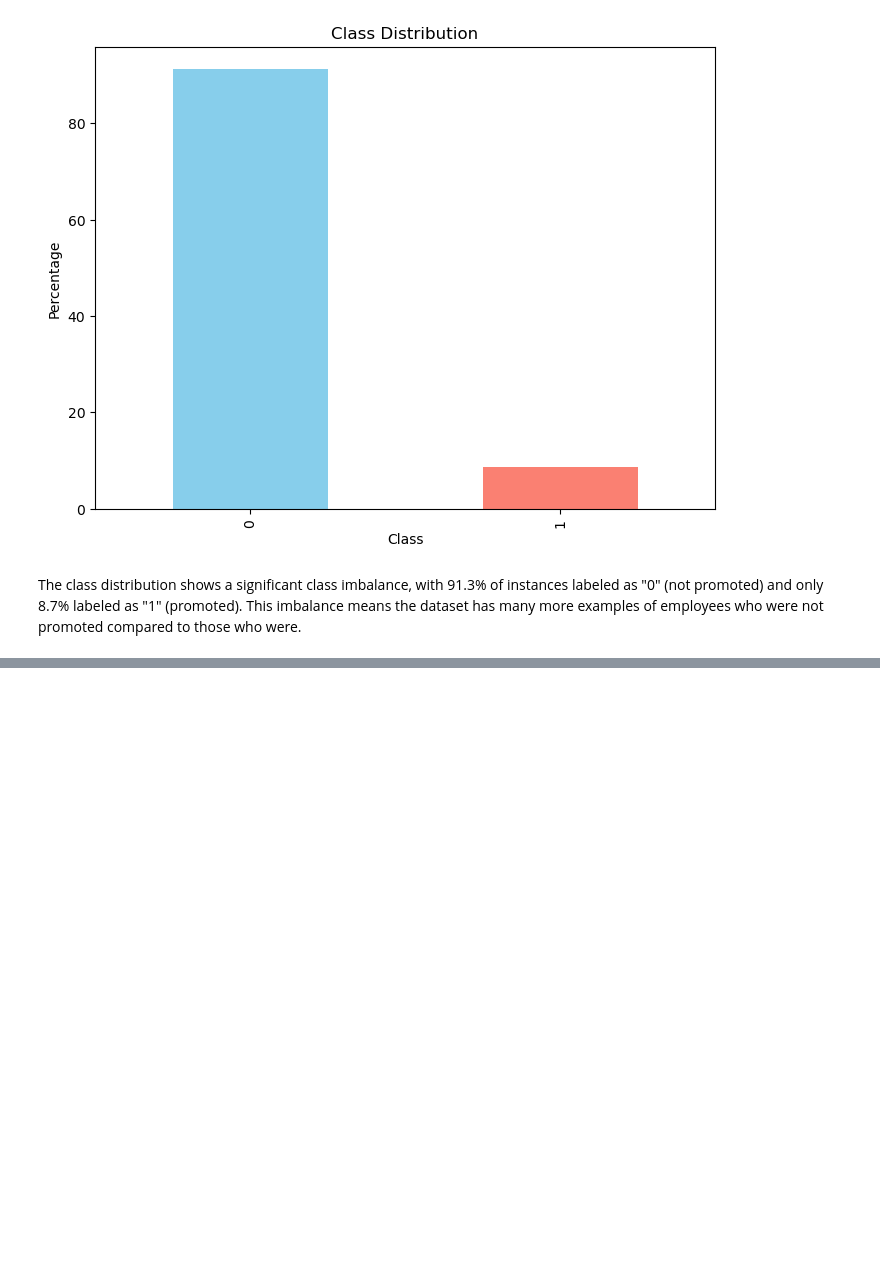
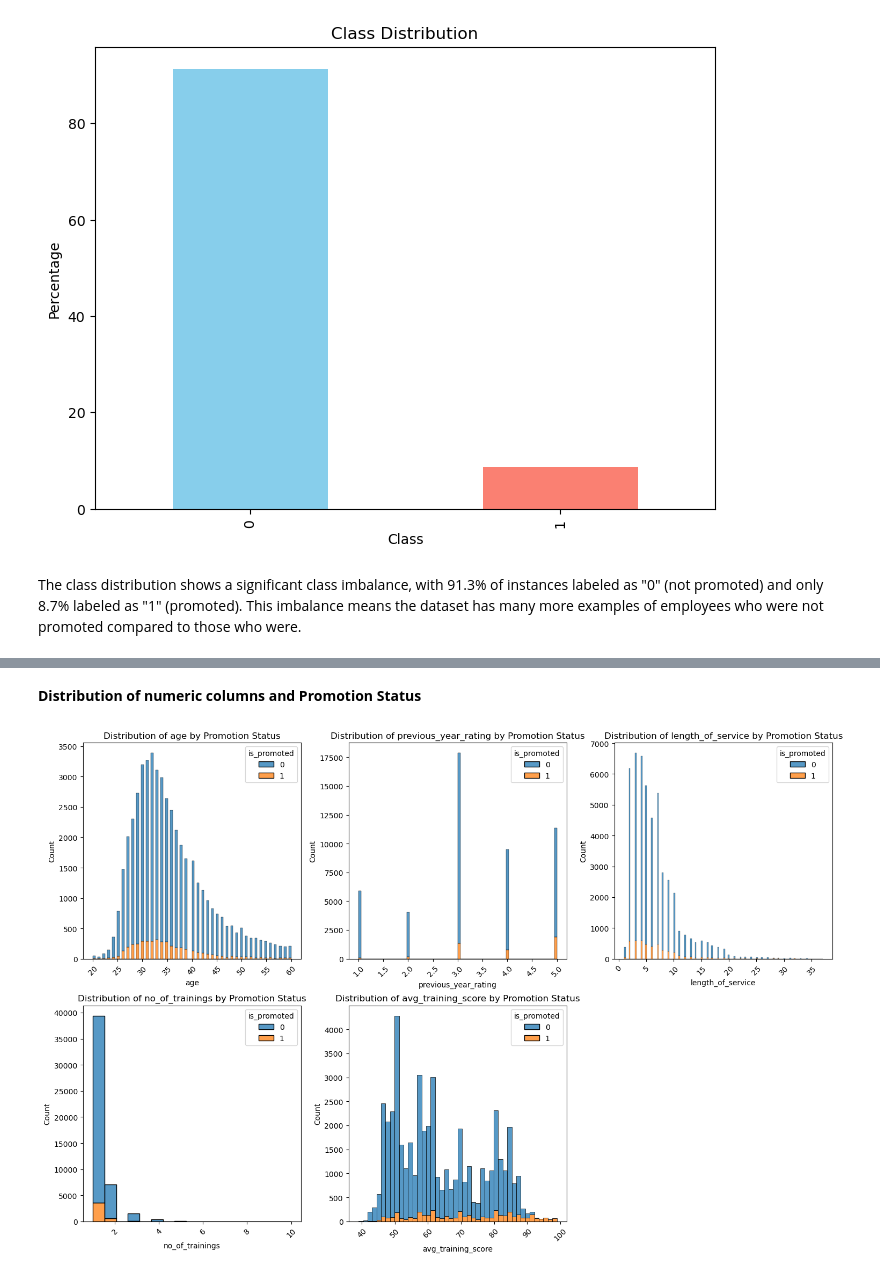
Before and after one commit to bedankibunja/HR-ANALYTICS-Predicting-Employee-Promotions, a Jupyter notebook: Notebook.ipynb, the cells around one changed output, grey strips where cells are left out. Cells and saved outputs as stored; diff of their text form; code cells hidden in the pictures; blank space fills up the shorter version.

```diff
--- a/Notebook.ipynb
+++ b/Notebook.ipynb
@@ -462,0 +546,16 @@ The class distribution shows a significant class imbalance, with 91.3% of instan
+# %% [markdown]
+**Distribution of numeric columns and Promotion Status**
+# %%
+numerical_cols = ['age', 'previous_year_rating', 'length_of_service',
+                 'no_of_trainings', 'avg_training_score']
+
+plt.figure(figsize=(15, 10))
+for idx, col in enumerate(numerical_cols, 1):
+    plt.subplot(2, 3, idx)
+    sns.histplot(data=train, x=col, hue='is_promoted', multiple="stack")
+    plt.title(f'Distribution of {col} by Promotion Status')
+    plt.xticks(rotation=45)
+plt.tight_layout()
+plt.show()
+# %% [output]
+[figure, added]
```
Also changed, not shown: parts of 17 cells of this notebook.
